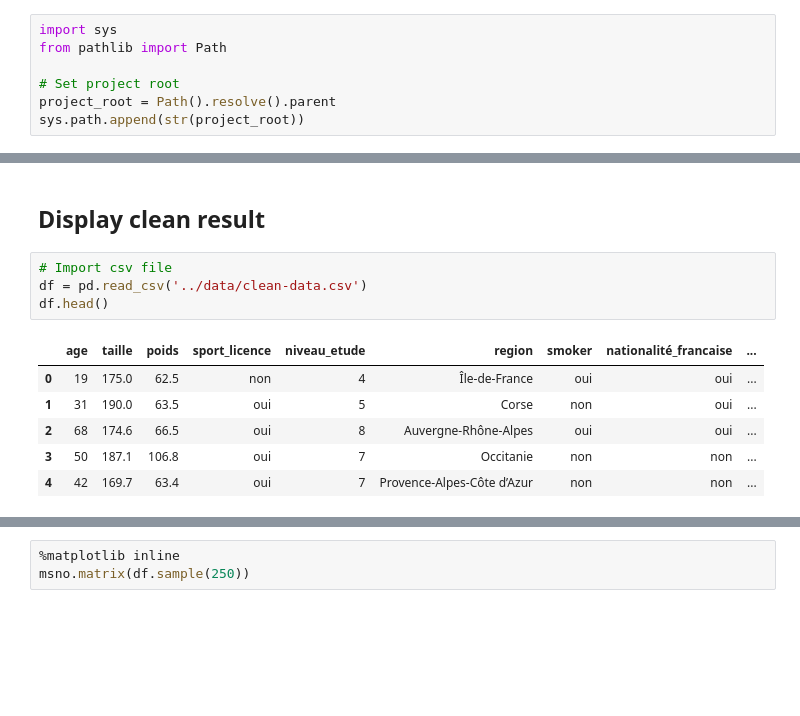
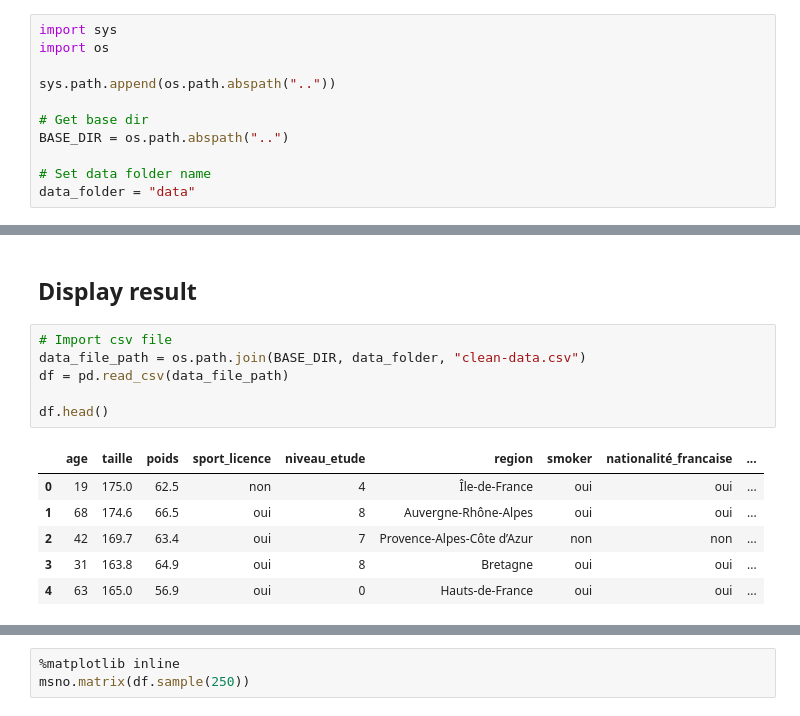
Before and after one commit to ThomasHtn/sql-alchemy, a Jupyter notebook: notebook/clean_data_set.ipynb, the cells around one changed output, grey strips where cells are left out. Drawn from its saved outputs; the diff is of its cells as text; blank space fills up the shorter version.

```diff
--- a/notebook/clean_data_set.ipynb
+++ b/notebook/clean_data_set.ipynb
@@ -3,9 +5,13 @@
 # %%
 import sys
-from pathlib import Path
+import os
 
-# Set project root
-project_root = Path().resolve().parent
-sys.path.append(str(project_root))
+sys.path.append(os.path.abspath(".."))
+
+# Get base dir
+BASE_DIR = os.path.abspath("..")
+
+# Set data folder name
+data_folder = "data"
 # %%
 # Libraries
@@ -45,15 +62,17 @@ For example, when doing 'df[col].method(value, inplace=True)', try using 'df.met
 
   df[col].fillna(mode_val, inplace=True)
 # %% [markdown]
-## Display clean result
+## Display result
 # %%
 # Import csv file
-df = pd.read_csv('../data/clean-data.csv')
+data_file_path = os.path.join(BASE_DIR, data_folder, "clean-data.csv")
+df = pd.read_csv(data_file_path)
+
 df.head()
 # %% [output]
 |  | age | taille | poids | sport_licence | niveau_etude | region | smoker | nationalité_francaise | ... |
 | 0 | 19 | 175.0 | 62.5 | non | 4 | Île-de-France | oui | oui | ... |
-| 1 | 31 | 190.0 | 63.5 | oui | 5 | Corse | non | oui | ... |
-| 2 | 68 | 174.6 | 66.5 | oui | 8 | Auvergne-Rhône-Alpes | oui | oui | ... |
-| 3 | 50 | 187.1 | 106.8 | oui | 7 | Occitanie | non | non | ... |
-| 4 | 42 | 169.7 | 63.4 | oui | 7 | Provence-Alpes-Côte d’Azur | non | non | ... |
+| 1 | 68 | 174.6 | 66.5 | oui | 8 | Auvergne-Rhône-Alpes | oui | oui | ... |
+| 2 | 42 | 169.7 | 63.4 | oui | 7 | Provence-Alpes-Côte d’Azur | non | non | ... |
+| 3 | 31 | 163.8 | 64.9 | oui | 8 | Bretagne | oui | oui | ... |
+| 4 | 63 | 165.0 | 56.9 | oui | 0 | Hauts-de-France | oui | oui | ... |
```
Also changed, not shown: parts of 9 cells of this notebook, 13 other files.
